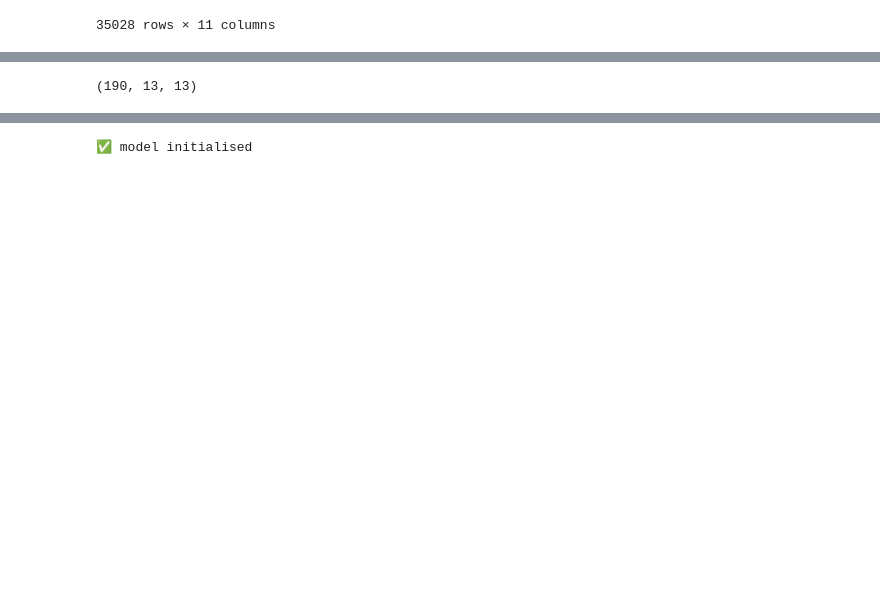
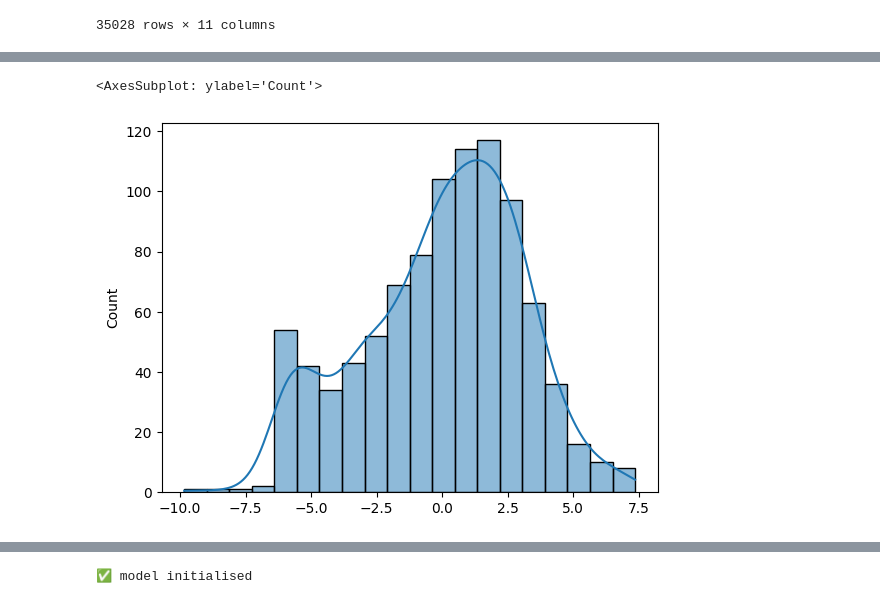
Before and after one commit to b-fa-ce/future_proofing_cities, a Jupyter notebook: notebooks/model/model.ipynb, the cells around one changed output, grey strips where cells are left out. Cells and saved outputs as stored; diff of their text form; code cells hidden in the pictures; blank space fills up the shorter version.

```diff
--- a/notebooks/model/model.ipynb
+++ b/notebooks/model/model.ipynb
@@ -369,4 +364,0 @@ array([[[ 2.26332635,  2.26647418],
-# %%
-ele_diff.shape
-# %% [output]
-(190, 13, 13)
@@ -380 +365,6 @@ X_train, X_test, y_train, y_test = train_test_split(X,y, test_size=.3)
+# %%
+sns.histplot(y, bins = 20, kde = True)
+# %% [output]
+<AxesSubplot: ylabel='Count'>
+[figure, added]
 # %%
```
Also changed, not shown: parts of 32 cells of this notebook, 2 other files.
